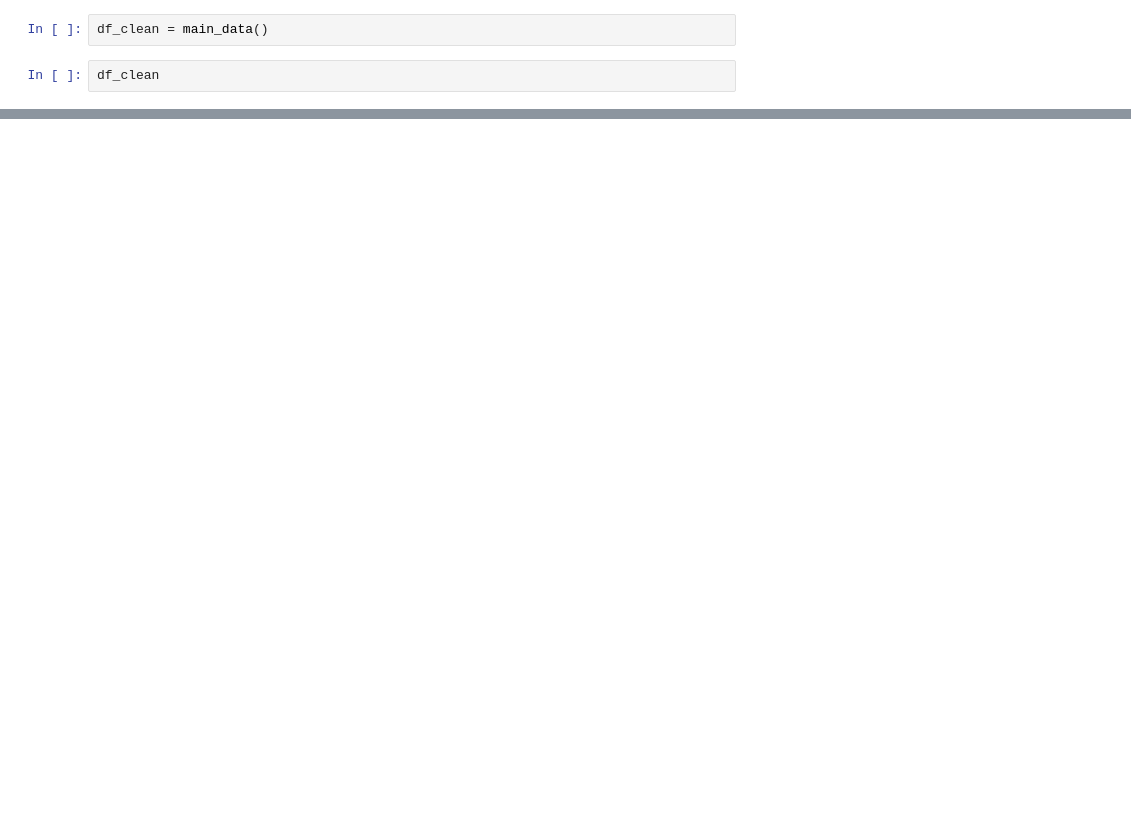
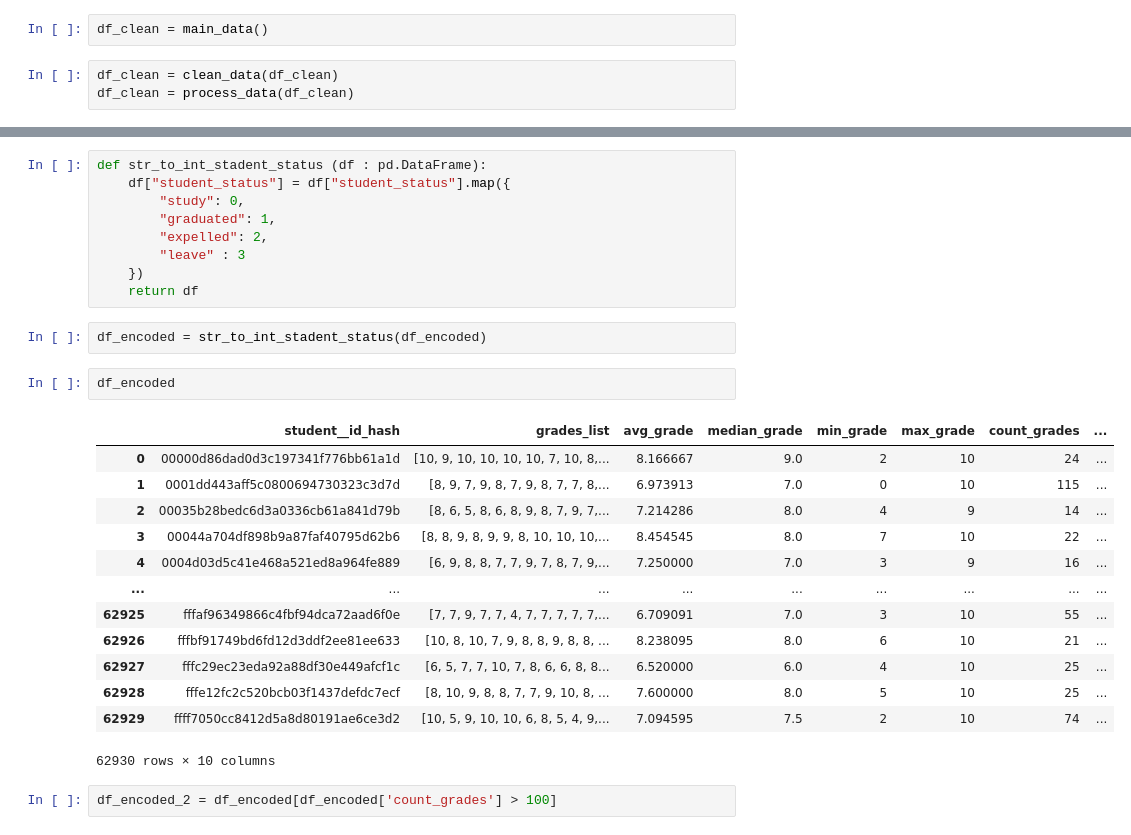
Before and after one commit to arinapa/ml_project_2026, a Jupyter notebook: notebooks/processing_data_view.ipynb, the cells around one changed output, grey strips where cells are left out. Drawn from its saved outputs; the diff is of its cells as text; blank space fills up the shorter version.

Commit message:
add file processing_data

```diff
--- a/notebooks/processing_data_view.ipynb
+++ b/notebooks/processing_data_view.ipynb
@@ -7,4 +9,5 @@ from src.data_processing.data_processing import main as main_data
 # %%
 df_clean = main_data()
 # %%
-df_clean
+df_clean = clean_data(df_clean)
+df_clean = process_data(df_clean)
@@ -24,0 +76,29 @@ df_clean
+# %%
+def str_to_int_stadent_status (df : pd.DataFrame):
+    df["student_status"] = df["student_status"].map({
+        "study": 0,
+        "graduated": 1,
+        "expelled": 2,
+        "leave" : 3
+    })
+    return df
+# %%
+df_encoded = str_to_int_stadent_status(df_encoded)
+# %%
+df_encoded
+# %% [output]
+|  | student__id_hash | grades_list | avg_grade | median_grade | min_grade | max_grade | count_grades | ... |
+| 0 | 00000d86dad0d3c197341f776bb61a1d | [10, 9, 10, 10, 10, 10, 7, 10, 8,... | 8.166667 | 9.0 | 2 | 10 | 24 | ... |
+| 1 | 0001dd443aff5c0800694730323c3d7d | [8, 9, 7, 9, 8, 7, 9, 8, 7, 7, 8,... | 6.973913 | 7.0 | 0 | 10 | 115 | ... |
+| 2 | 00035b28bedc6d3a0336cb61a841d79b | [8, 6, 5, 8, 6, 8, 9, 8, 7, 9, 7,... | 7.214286 | 8.0 | 4 | 9 | 14 | ... |
+| 3 | 00044a704df898b9a87faf40795d62b6 | [8, 8, 9, 8, 9, 9, 8, 10, 10, 10,... | 8.454545 | 8.0 | 7 | 10 | 22 | ... |
+| 4 | 0004d03d5c41e468a521ed8a964fe889 | [6, 9, 8, 8, 7, 7, 9, 7, 8, 7, 9,... | 7.250000 | 7.0 | 3 | 9 | 16 | ... |
+| ... | ... | ... | ... | ... | ... | ... | ... | ... |
+| 62925 | fffaf96349866c4fbf94dca72aad6f0e | [7, 7, 9, 7, 7, 4, 7, 7, 7, 7, 7,... | 6.709091 | 7.0 | 3 | 10 | 55 | ... |
+| 62926 | fffbf91749bd6fd12d3ddf2ee81ee633 | [10, 8, 10, 7, 9, 8, 8, 9, 8, 8, ... | 8.238095 | 8.0 | 6 | 10 | 21 | ... |
+| 62927 | fffc29ec23eda92a88df30e449afcf1c | [6, 5, 7, 7, 10, 7, 8, 6, 6, 8, 8... | 6.520000 | 6.0 | 4 | 10 | 25 | ... |
+| 62928 | fffe12fc2c520bcb03f1437defdc7ecf | [8, 10, 9, 8, 8, 7, 7, 9, 10, 8, ... | 7.600000 | 8.0 | 5 | 10 | 25 | ... |
+| 62929 | ffff7050cc8412d5a8d80191ae6ce3d2 | [10, 5, 9, 10, 10, 6, 8, 5, 4, 9,... | 7.094595 | 7.5 | 2 | 10 | 74 | ... |
+62930 rows × 10 columns
+# %%
+df_encoded_2 = df_encoded[df_encoded['count_grades'] > 100]
```
Also changed, not shown: parts of 10 cells of this notebook.
